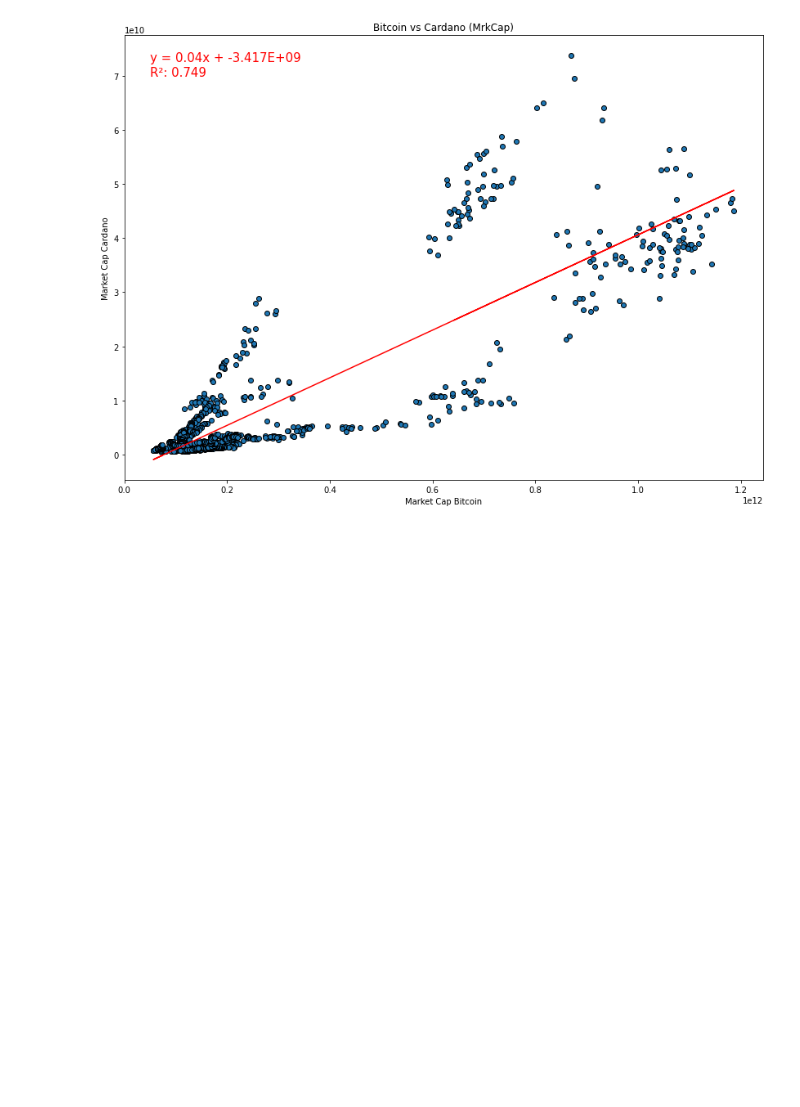
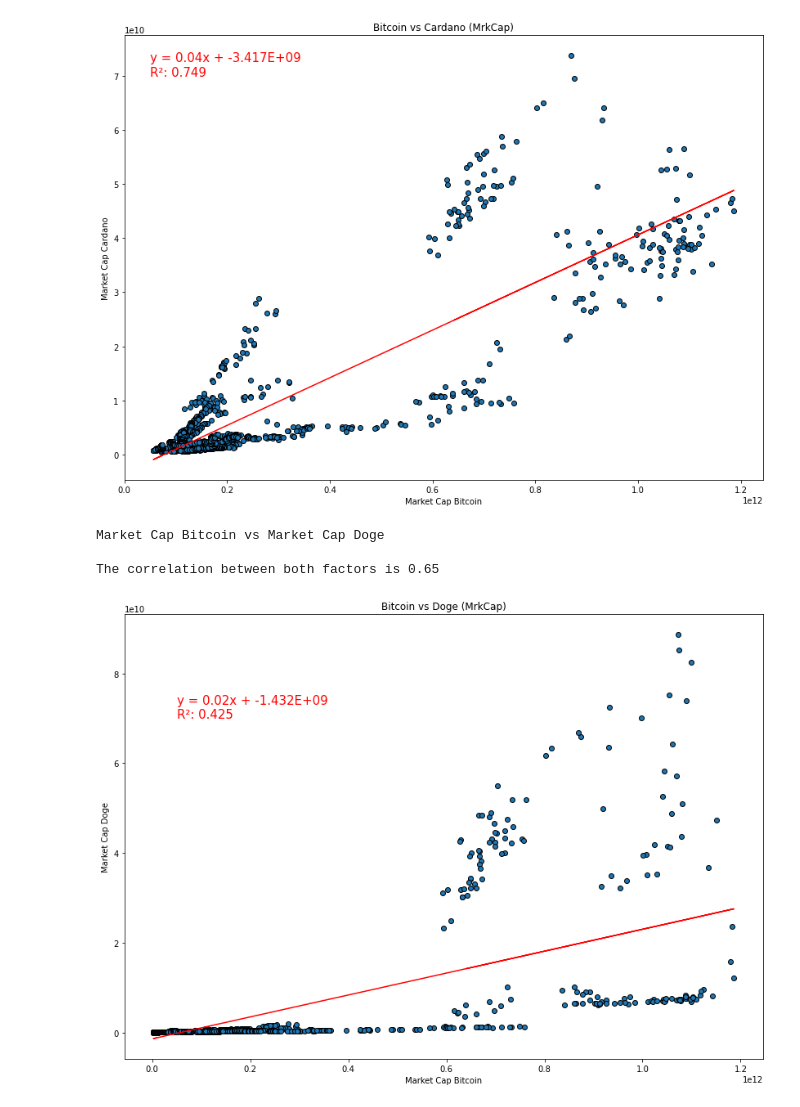
Before and after one commit to WayneJ2/CryptoFutures--Project-1, a Jupyter notebook: CryptoPy_Ciochina.ipynb, the cells around one changed output. Cells and saved outputs as stored; diff of their text form; code cells hidden in the pictures; blank space fills up the shorter version.

Commit message:
updating data

```diff
--- a/CryptoPy_Ciochina.ipynb
+++ b/CryptoPy_Ciochina.ipynb
@@ -108,3 +108,22 @@ Market Cap Bitcoin vs Market Cap Cardano
 
 The correlation between both factors is 0.87
 [figure]
+# %%
+# Bitcoin vs Doge Market Capitalization correlation
+
+bit_vs_doge_df = pd.merge(bitData_df, dogeData_df, on="Date", suffixes=("_Bitcoin", "_Doge"))
+bit_vs_doge_df = bit_vs_doge_df.dropna()
+bit_vs_doge_df
+duplicates = bit_vs_doge_df.duplicated(subset=["Date"])
+duplicates.sum()
+
+# Plotting
+bit_mrk_cap = bit_vs_doge_df.iloc[:,2]
+doge_mrk_cap = bit_vs_doge_df.iloc[:,4]
+linear_regression(x_values = bit_mrk_cap, y_values =doge_mrk_cap, title="Bitcoin vs Doge (MrkCap)",
+                 y_label = "Market Cap Doge",annotate_x_y = (0.5e11,7e10))
+# %% [output]
+Market Cap Bitcoin vs Market Cap Doge
+
+The correlation between both factors is 0.65
+[figure, added]
```
Also changed, not shown: parts of 2 cells of this notebook, 2 other files.
